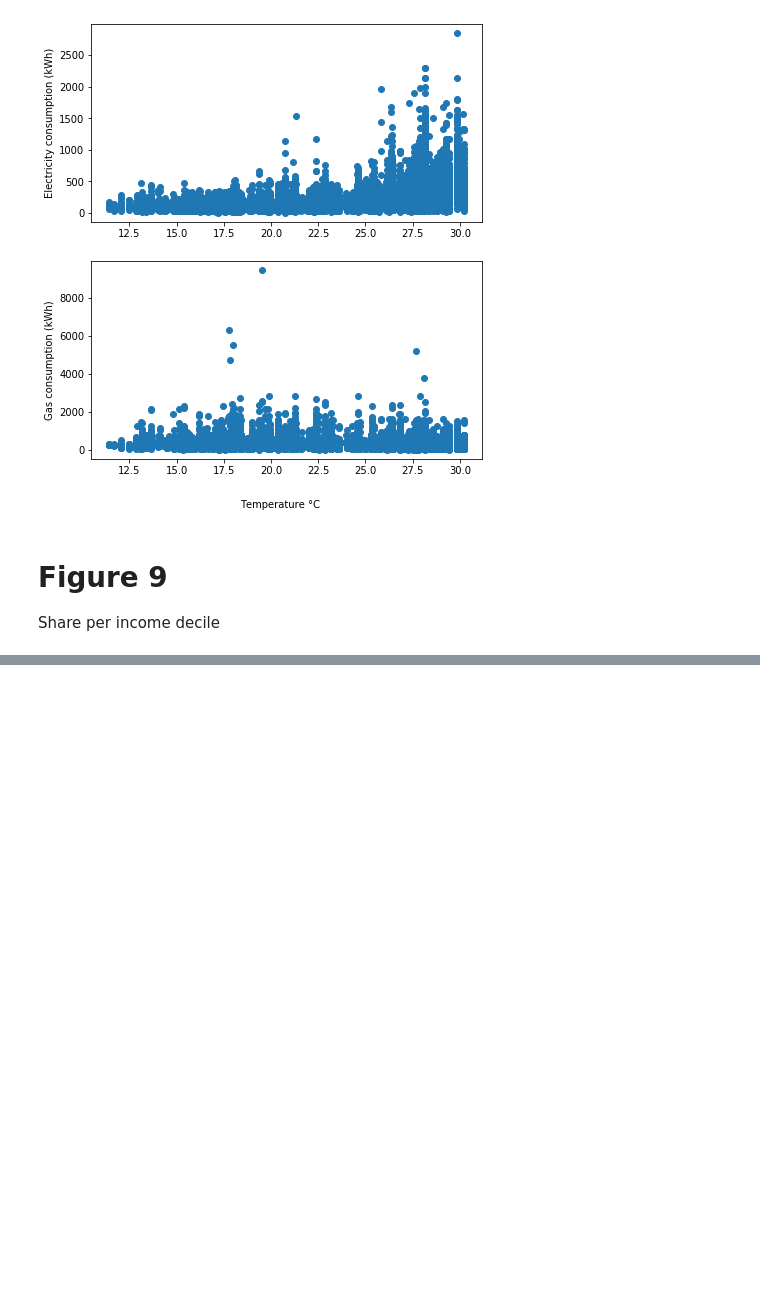
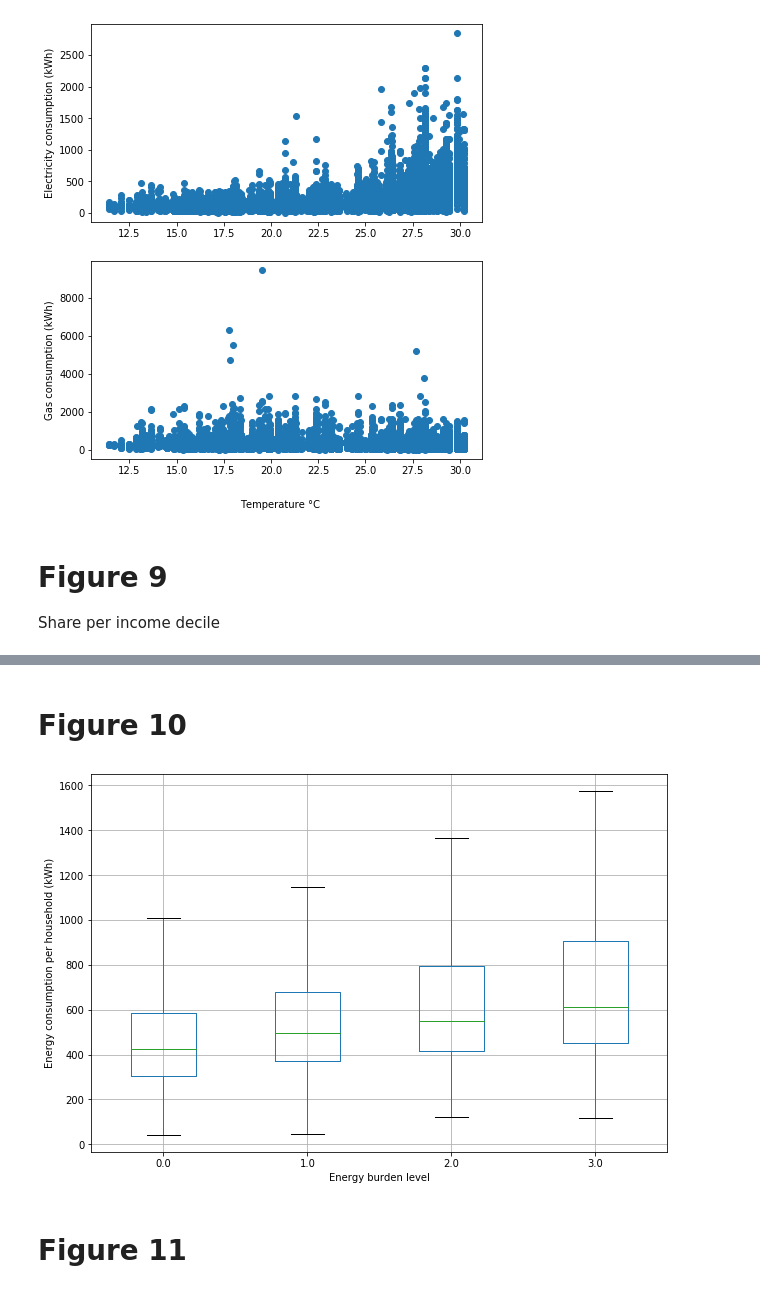
Before and after one commit to Sergio-Huezo/ResEleCon-MX, a Jupyter notebook: Final.ipynb, the cells around one changed output, grey strips where cells are left out. Saved outputs shown, nothing was run; the diff lists cells and outputs as text; code cells hidden in the pictures; blank space fills up the shorter version.

```diff
--- a/Final.ipynb
+++ b/Final.ipynb
@@ -343,0 +379,29 @@ plt.show()
+# %% [markdown]
+# Figure 10
+# %%
+ener_b = ener[~ener.burden.isin([np.nan, np.inf, -np.inf])].copy()
+# %%
+conditions = [
+    (ener_b['burden'] <= 4),
+    (ener_b['burden'] > 4) & (ener_b['burden'] <= 7),
+    (ener_b['burden'] > 7) & (ener_b['burden'] <= 10),
+    (ener_b['burden'] > 10)]
+choices = [0,1,2,3]
+ener_b['burden_cat'] = np.select(conditions, choices, default=np.nan)
+# %%
+# Two subplots, the axes array is 1-d
+fig = plt.figure(figsize=(10,7))
+ax = fig.add_subplot(1, 1, 1)
+
+ener_b.boxplot(column=['Total'], by=['burden_cat'], showfliers=False, ax=ax)
+ax.set_xlabel('Energy burden level')
+ax.set_ylabel('Energy consumption per household (kWh)')
+
+plt.title('')
+plt.suptitle('')
+
+#plt.savefig('images/graphs/burden_consumption.eps', format='eps', bbox_inches='tight')
+# %% [output]
+[figure, added]
+# %% [markdown]
+# Figure 11
```
Also changed, not shown: parts of 9 cells of this notebook, 1 other file.
